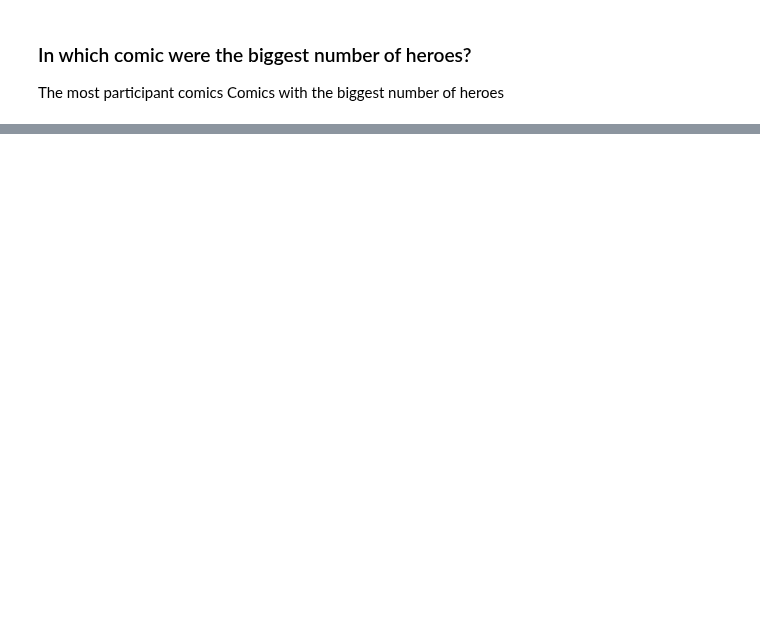
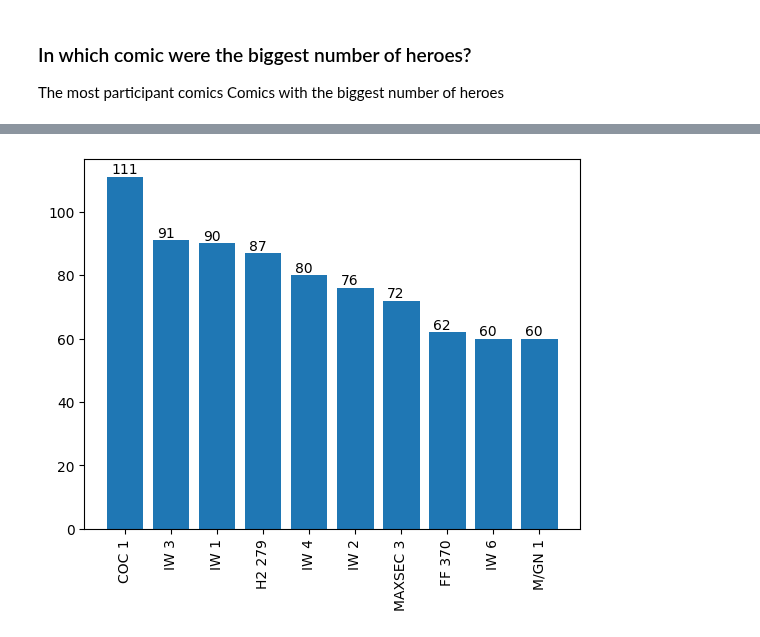
Before and after one commit to AdvancedGroupBootcamp/ai_marie_alex_moussa, a Jupyter notebook: marvel/marvel.ipynb, the cells around one changed output, grey strips where cells are left out. Cells and saved outputs as stored; diff of their text form; code cells hidden in the pictures; blank space fills up the shorter version.

```diff
--- a/marvel/marvel.ipynb
+++ b/marvel/marvel.ipynb
@@ -317,6 +364,6 @@ Length: 6439, dtype: int64
 The most participant comics
 Comics with the biggest number of heroes
 # %%
-most_populat_comic = df_edges[['comic']].value_counts()
+most_populat_comic = df_edges['comic'].value_counts().rename_axis('comic_unique_values').reset_index(name='counts')
 most_populat_comic
 # %% [output]
@@ -336,3 +383,10 @@ Length: 12651, dtype: int64
+# %%
+comic_height = most_populat_comic['comic_unique_values'][:top].values.tolist()
+comic_bars = most_populat_comic['counts'][:top].values.tolist()
+# %%
+plot_bar(comic_bars, comic_height)
+# %% [output]
+[figure, added]
 # %%
 #question 2
 # %%
```
Also changed, not shown: parts of 13 cells of this notebook, 10 other files.
